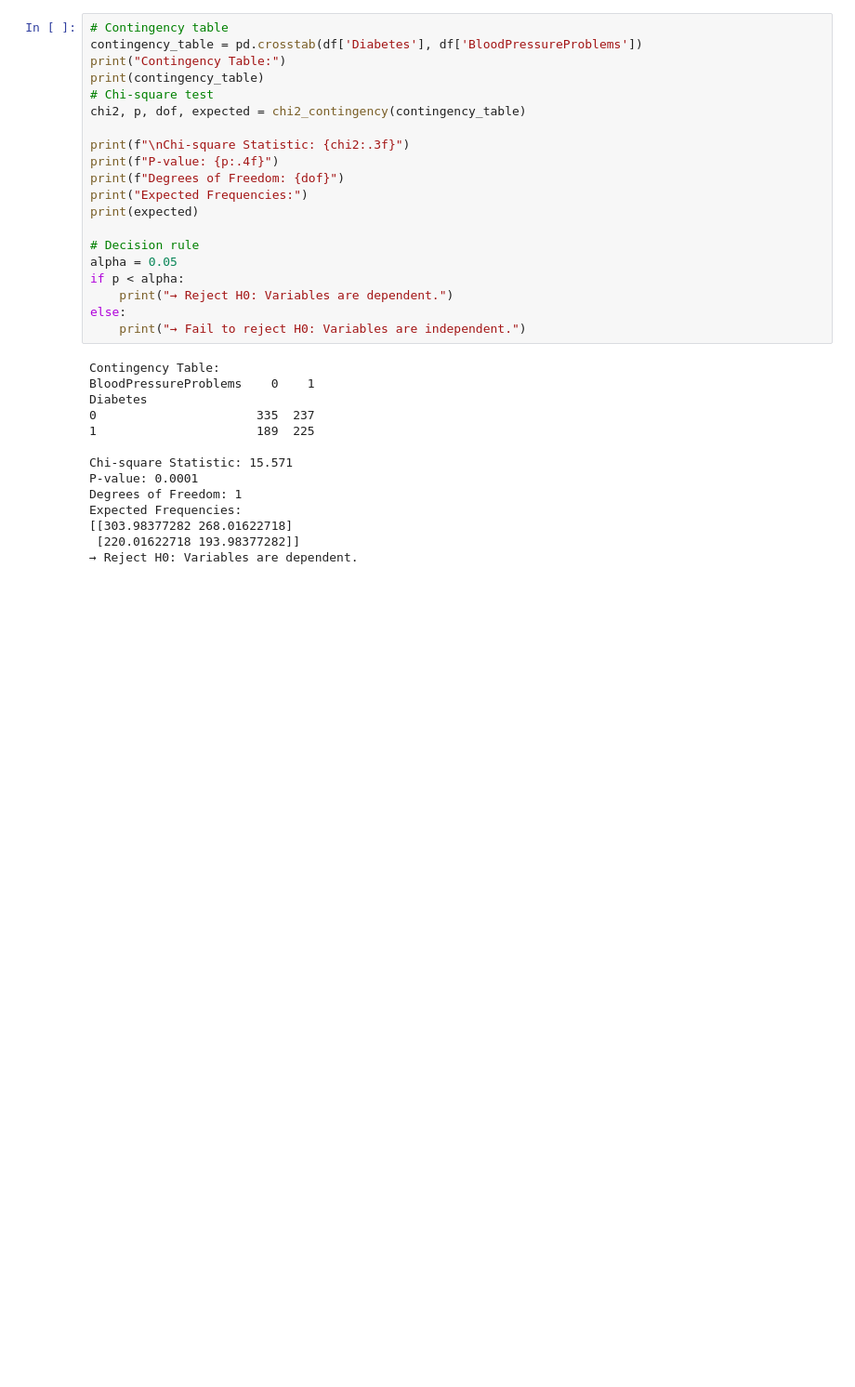
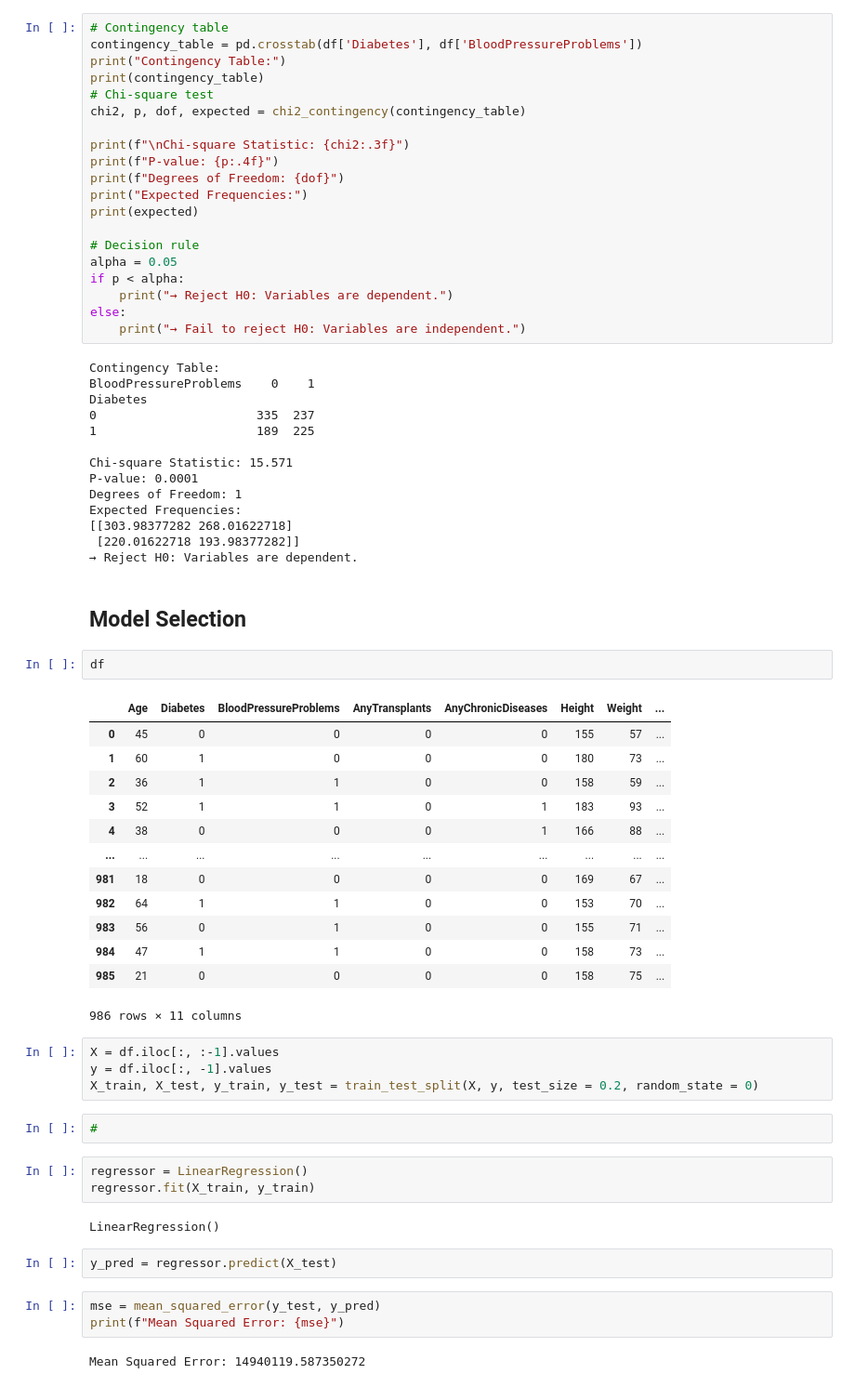
Before and after one commit to komalpreet10/Insurance_Cost_Prediction, a Jupyter notebook: Insurance_Cost_Prediction.ipynb, the cells around one changed output. Shown: that part at 93% size. Cells and saved outputs as stored; diff of their text form; blank space fills up the shorter version.

```diff
--- a/Insurance_Cost_Prediction.ipynb
+++ b/Insurance_Cost_Prediction.ipynb
@@ -458,3 +463,39 @@ Expected Frequencies:
 [[303.98377282 268.01622718]
  [220.01622718 193.98377282]]
 → Reject H0: Variables are dependent.
+# %% [markdown]
+##  Model Selection
+# %%
+df
+# %% [output]
+|  | Age | Diabetes | BloodPressureProblems | AnyTransplants | AnyChronicDiseases | Height | Weight | ... |
+| 0 | 45 | 0 | 0 | 0 | 0 | 155 | 57 | ... |
+| 1 | 60 | 1 | 0 | 0 | 0 | 180 | 73 | ... |
+| 2 | 36 | 1 | 1 | 0 | 0 | 158 | 59 | ... |
+| 3 | 52 | 1 | 1 | 0 | 1 | 183 | 93 | ... |
+| 4 | 38 | 0 | 0 | 0 | 1 | 166 | 88 | ... |
+| ... | ... | ... | ... | ... | ... | ... | ... | ... |
+| 981 | 18 | 0 | 0 | 0 | 0 | 169 | 67 | ... |
+| 982 | 64 | 1 | 1 | 0 | 0 | 153 | 70 | ... |
+| 983 | 56 | 0 | 1 | 0 | 0 | 155 | 71 | ... |
+| 984 | 47 | 1 | 1 | 0 | 0 | 158 | 73 | ... |
+| 985 | 21 | 0 | 0 | 0 | 0 | 158 | 75 | ... |
+986 rows × 11 columns
+# %%
+X = df.iloc[:, :-1].values
+y = df.iloc[:, -1].values
+X_train, X_test, y_train, y_test = train_test_split(X, y, test_size = 0.2, random_state = 0)
+# %%
+#
+# %%
+regressor = LinearRegression()
+regressor.fit(X_train, y_train)
+# %% [output]
+LinearRegression()
+# %%
+y_pred = regressor.predict(X_test)
+# %%
+mse = mean_squared_error(y_test, y_pred)
+print(f"Mean Squared Error: {mse}")
+# %% [output]
+Mean Squared Error: 14940119.587350272
```
Also changed, not shown: parts of 4 cells of this notebook.
